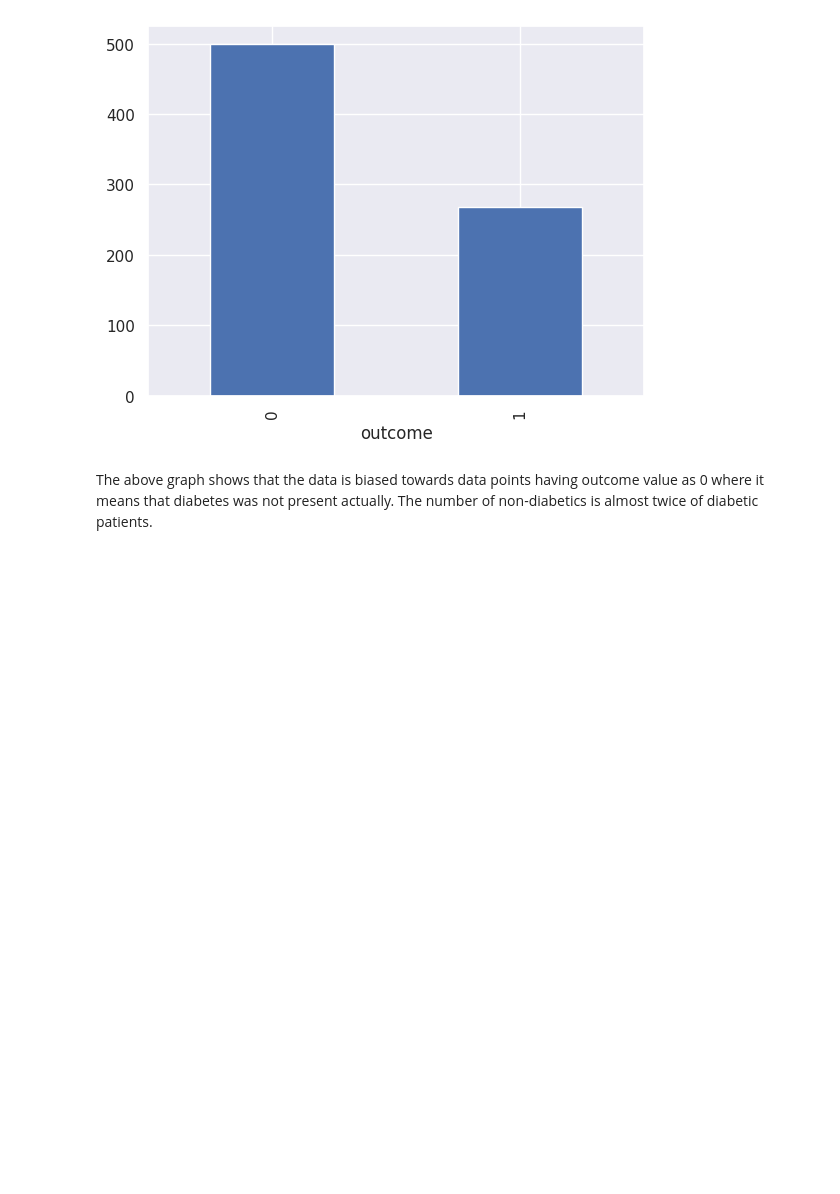
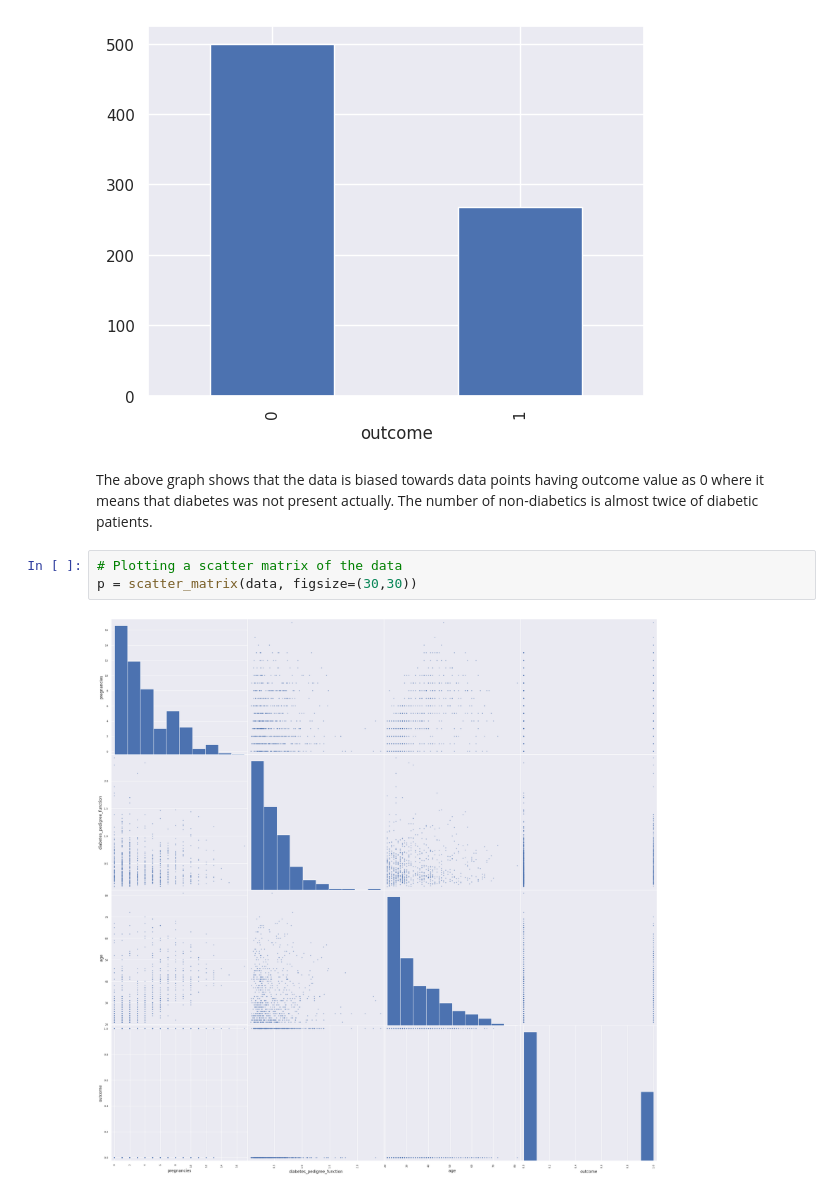
Before and after one commit to marina04-dev/Jupyter_Notebooks, a Jupyter notebook: Diabetes_Prediction.ipynb, the cells around one changed output. Saved outputs shown, nothing was run; the diff lists cells and outputs as text; blank space fills up the shorter version.

```diff
--- a/Diabetes_Prediction.ipynb
+++ b/Diabetes_Prediction.ipynb
@@ -184,3 +184,8 @@ Name: count, dtype: int64
 [figure]
 # %% [markdown]
 The above graph shows that the data is biased towards data points having outcome value as 0 where it means that diabetes was not present actually. The number of non-diabetics is almost twice of diabetic patients.
+# %%
+# Plotting a scatter matrix of the data
+p = scatter_matrix(data, figsize=(30,30))
+# %% [output]
+[figure, added]
```
Also changed, not shown: parts of 1 cell of this notebook.
